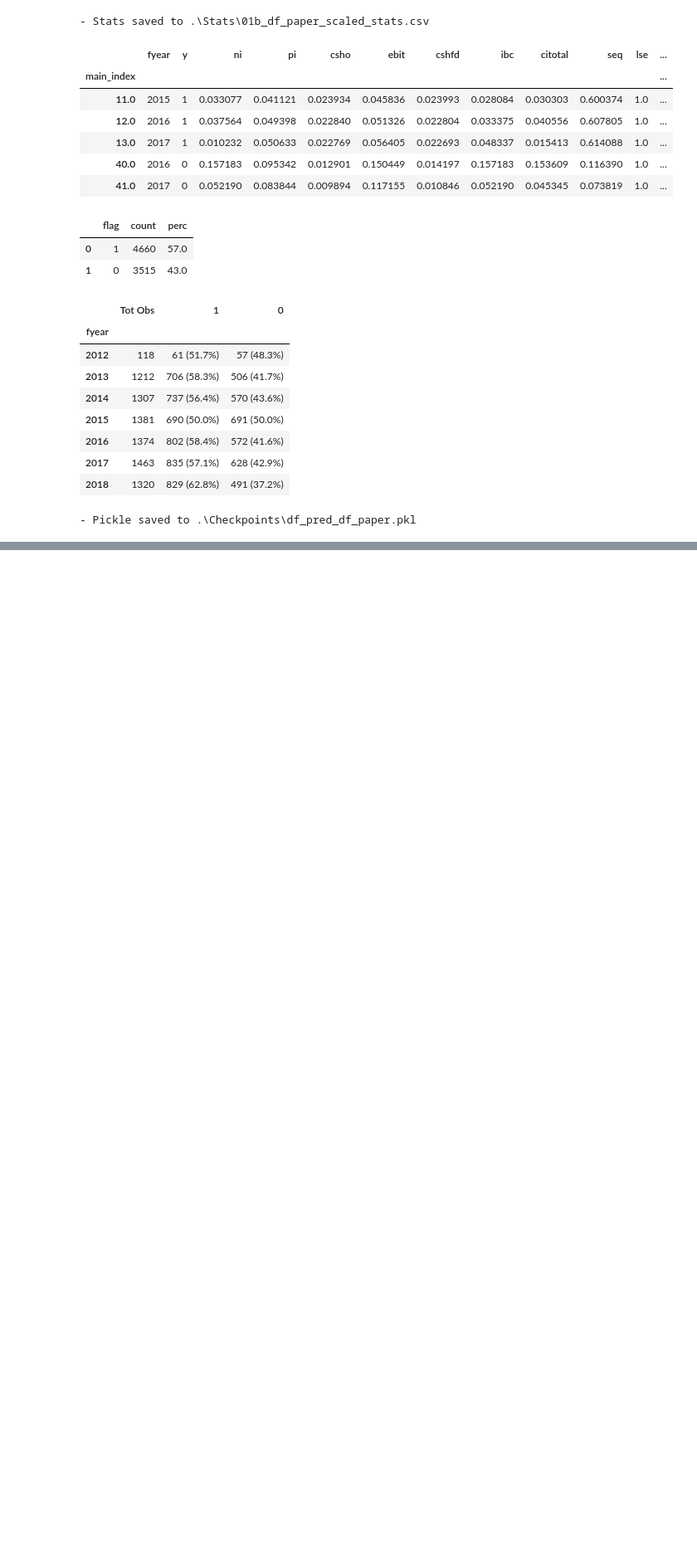
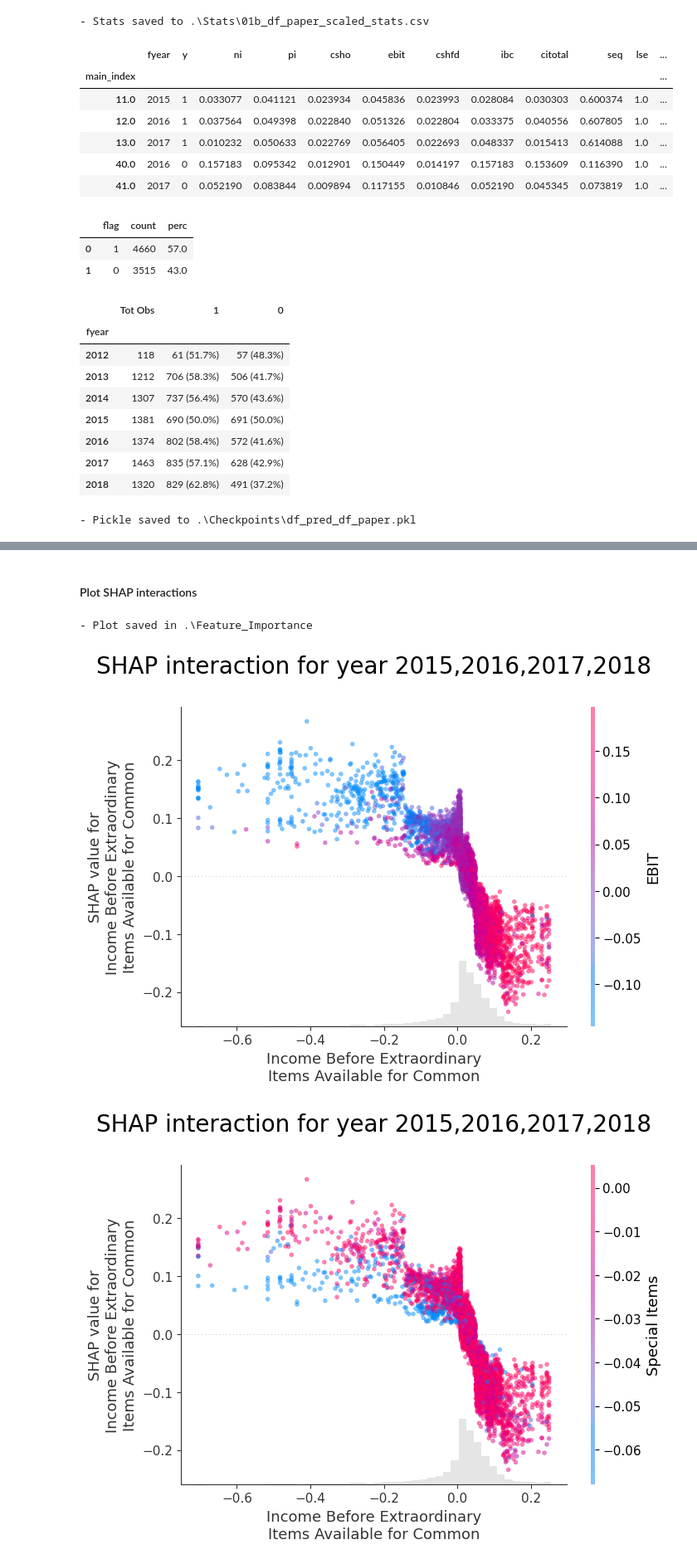
Before and after one commit to AleBitetto/WRDS_accounting, a Jupyter notebook: Predict with ML.ipynb, the cells around one changed output, grey strips where cells are left out. Shown at 83% size. Drawn from its saved outputs; the diff is of its cells as text; code cells hidden in the pictures; blank space fills up the shorter version.

```diff
--- a/Predict with ML.ipynb
+++ b/Predict with ML.ipynb
@@ -1226,0 +467,10 @@ model1.predict(X).shape
+# %% [markdown]
+#### Plot SHAP interactions
+# %%
+CUSTOM_FEATURES=['ibcom', 'ebit', 'spi', 'fopox', 'epspi']
+
+fi.plot_interactions(custom_features=CUSTOM_FEATURES, multirow_label=True, alpha=0.5)
+# %% [output]
+- Plot saved in .\Feature_Importance
+[figure, added]
+[figure, added]
```
Also changed, not shown: parts of 90 cells of this notebook, 2 other files.
